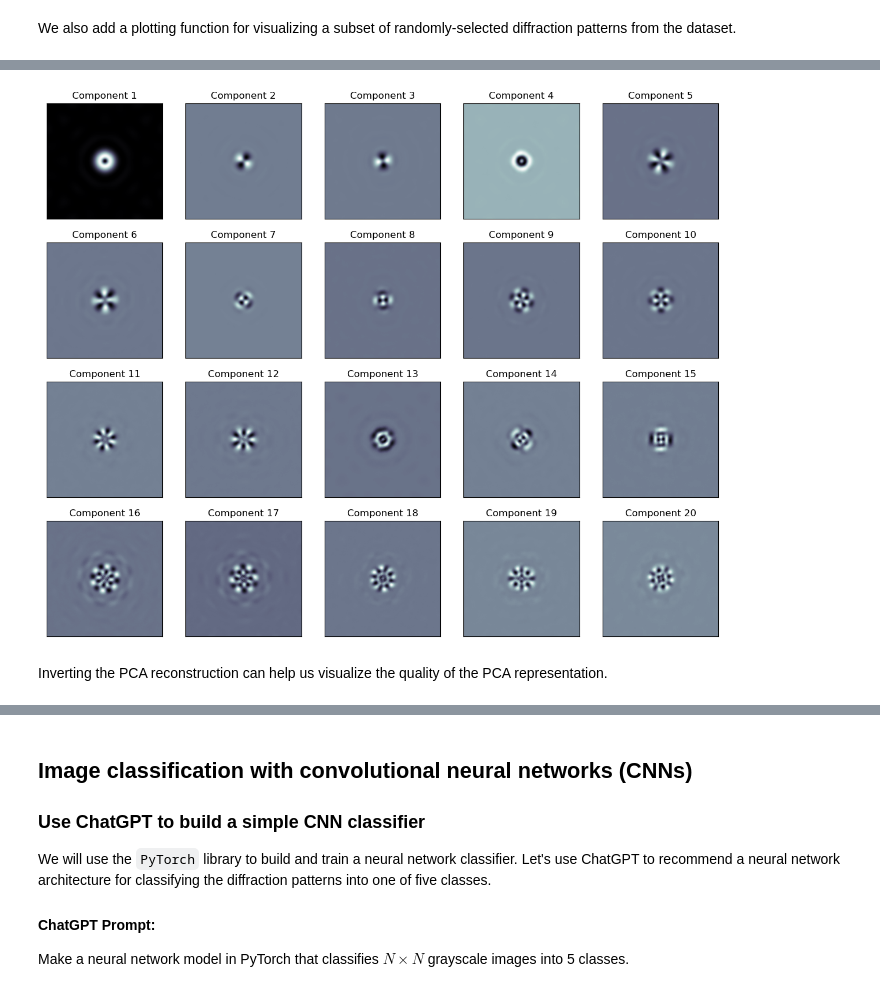
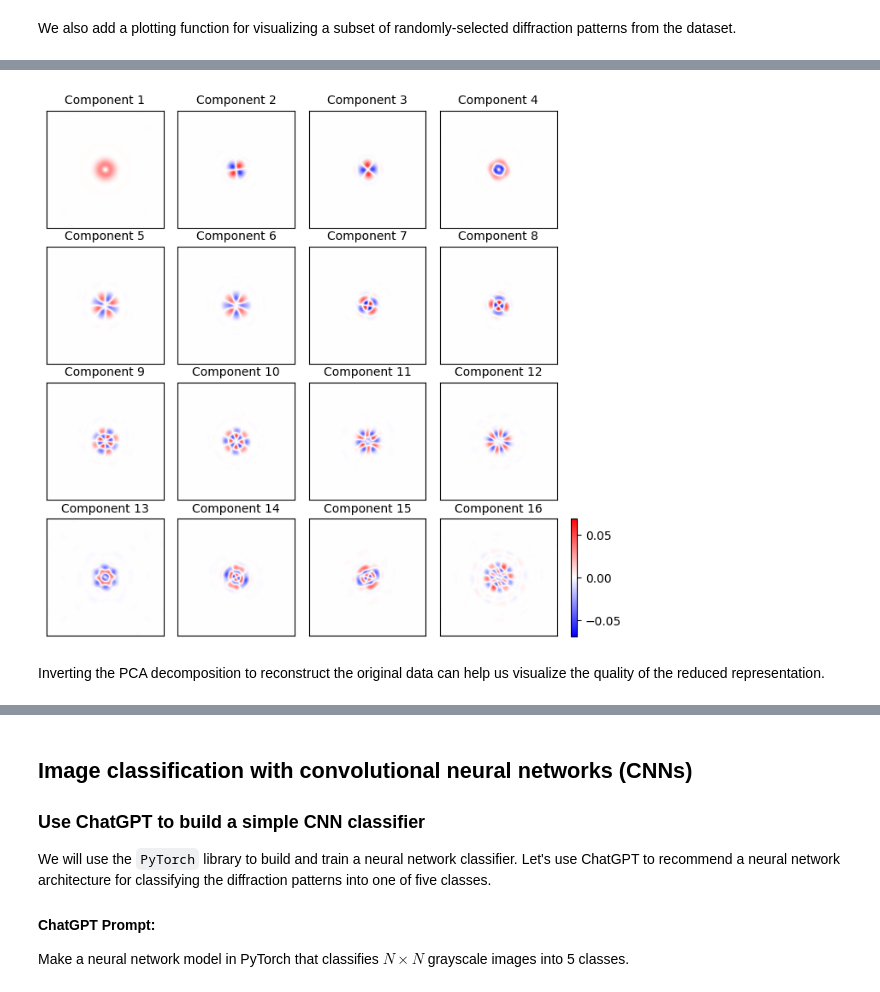
Before and after one commit to ninarina12/NX-School-2023, a Jupyter notebook: AI-ML_Tutorial.ipynb, the cells around one changed output, grey strips where cells are left out. Drawn from its saved outputs; the diff is of its cells as text; code cells hidden in the pictures.

```diff
--- a/AI-ML_Tutorial.ipynb
+++ b/AI-ML_Tutorial.ipynb
@@ -287,20 +288,32 @@ We can now look at the first three components which describe the majority of the
 # %%
-fig = plt.figure(figsize=(15,12))
-n_rows, n_cols = 4, 5
+def plot_components(pca):
+    fig, ax = plt.subplots(4,5, figsize=(8,8), gridspec_kw={'width_ratios': [1]*4 + [0.05]})
+    fig.subplots_adjust(hspace=0.15, wspace=0.15)
+    axes = ax[:,:-1].ravel()
 
-cmap = plt.cm.bone
-vmax = 10**np.round(np.log10(diffs.max()))
-norm = mpl.colors.LogNorm(vmin=1., vmax=vmax, clip=True)
-sm = plt.cm.ScalarMappable(cmap=cmap, norm=norm)
+    comps = pca.components_
 
-comps = pca.components_
-for i in range(20):
-    ax = fig.add_subplot(n_rows, n_cols, i + 1)
-    ax.imshow(comps[i].reshape(diffs.shape[1],diffs.shape[2]),cmap=cmap)
-    ax.set_title('Component {}'.format(i + 1))
-    ax.set_xticks([])
-    ax.set_yticks([])
+    cmap = plt.cm.bwr
+    vmax = np.abs(comps).max()
+    norm = plt.Normalize(vmin=-vmax, vmax=vmax)
+    sm = plt.cm.ScalarMappable(cmap=cmap, norm=norm)
+
+    N = int(np.sqrt(comps[1].shape))
+    for i in range(16):
+        axes[i].imshow(comps[i].reshape(N, N), cmap=cmap, norm=norm)
+        axes[i].set_title('Component {}'.format(i + 1), fontsize=10)
+        axes[i].set_xticks([])
+        axes[i].set_yticks([])
+
+    for i in range(3):
+        ax[i,-1].remove()
+
+    plt.colorbar(sm, cax=ax[-1,-1])
+
+    return fig
-# %% [output]
-[figure, removed]
+# %%
+fig = plot_components(pca)
+# %% [output]
+[figure, added]
 # %% [markdown]
-Inverting the PCA reconstruction can help us visualize the quality of the PCA representation.
+Inverting the PCA decomposition to reconstruct the original data can help us visualize the quality of the reduced representation.
```
Also changed, not shown: parts of 28 cells of this notebook.
